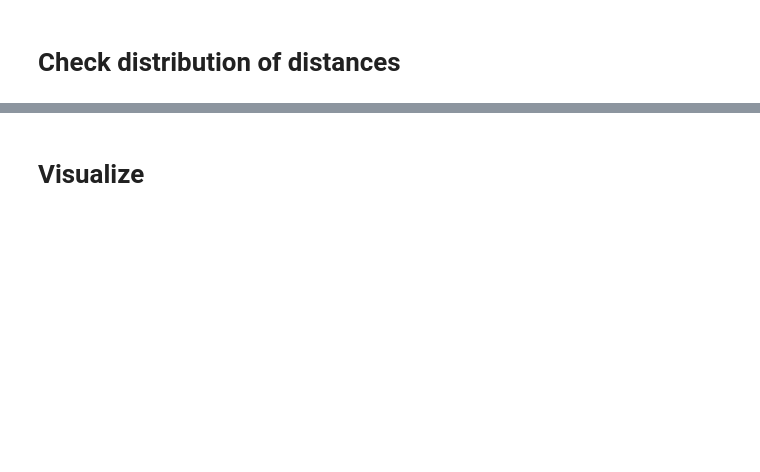
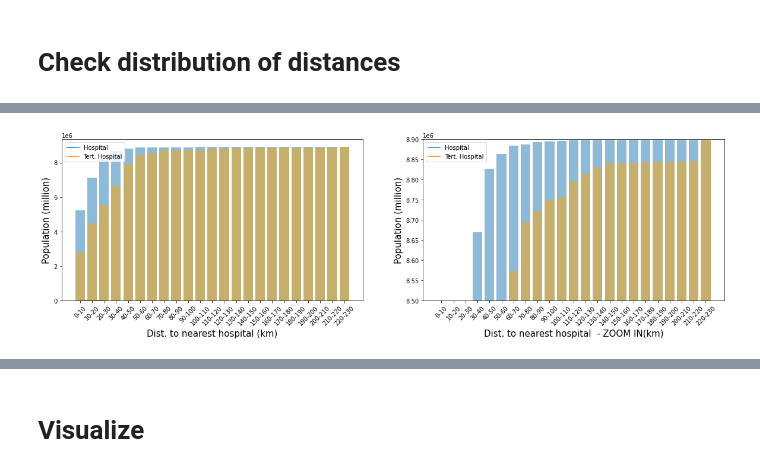
Before and after one commit to oregev11/visualize_israel, a Jupyter notebook: visualize_israel/2 Israely hospitals/6 Visualize Cities hospital distance.ipynb, the cells around one changed output, grey strips where cells are left out. Drawn from its saved outputs; the diff is of its cells as text; code cells hidden in the pictures; blank space fills up the shorter version.

```diff
--- a/visualize_israel/2 Israely hospitals/6 Visualize Cities hospital distance.ipynb
+++ b/visualize_israel/2 Israely hospitals/6 Visualize Cities hospital distance.ipynb
@@ -268,12 +303,2 @@ The mean distance to nearest hospital is 23Km and 47Km to a tertiary hospital, a
 # %% [markdown]
 # Check distribution of distances
-# %%
-y1 = df['closestHospDist']
-y2 = df['closestTertHospDist']
-
-fig, ax = plt.subplots()
-sns.distplot(y1, bins=20, ax=ax)
-sns.distplot(y2, bins=20, ax=ax)
-
-ax.set_xlabel('Distance (Km)')
-ax.set_ylabel('Prevalenec')
@@ -297,0 +305,9 @@ df[['name', 'population', 'closestTertHospDist']][df['closestTertHospDist'] == d
+# %%
+#To estimate the diffrent distribution of population distance, I created a discrete variable that
+#rank the distance to each type of hopspital: 0 means 0-10 km, 1 means 10-20 km ect.
+
+df.loc[:,'closestHospDistCat'] = df['closestHospDist'] // 10
+df.loc[:,'closestTertHospDistCat'] = df['closestTertHospDist'] // 10
+
+# then, I grouped by the distance category, and summed the population to get how many people lives at that
+#distance from the hospital
@@ -297,0 +325,58 @@ df[['name', 'population', 'closestTertHospDist']][df['closestTertHospDist'] == d
+# %%
+#generate distance tags
+kmTags =[]
+for km in range(10,240,10):
+    kmTags.append(str(km-10) + '-' + str(km))
+
+names = kmTags
+
+#sum people by distance, and append empty spaces
+values = df.groupby('closestHospDistCat').sum()['population'].values
+values = np.append(values, [0]*10)
+comm_values = np.array([values[0:i].sum() for i in range(1, values.shape[0]+1)])
+values = comm_values
+
+#Plot distance to nearest hospital
+fig,axes = plt.subplots(1,2, figsize=(20,5))
+fig.subplots_adjust(hspace=0.5)
+
+
+#extract the number of
+for ax in axes:
+
+    bars = ax.bar(names, values, alpha=0.5)
+    for tick in ax.get_xticklabels():
+        tick.set_rotation(45)
+
+#tweak the visualization
+
+axes[0].ticklabel_format(axis='y', style='sci', scilimits=(1000000,2000000), useOffset=None, useLocale=None, useMathText=None)
+axes[0].set_ylabel('Population (million)', size=15)
+axes[0].set_xlabel('Dist. to nearest hospital (km)', size=15)
+
+axes[1].set_xlabel('Dist. to nearest hospital  - ZOOM IN(km)', size=15)
+axes[1].ticklabel_format(axis='y', style='sci', scilimits=(1000000,2000000), useOffset=None, useLocale=None, useMathText=None)
+axes[1].set_ylim(8500000, 8900000)
+axes[1].set_ylabel('Population (million)', size=15)
+
+
+# # -----------------   Plot distance to nearest TERTIARY hospital ----------------
+
+#sum people by distance to tertiary hospital
+values = df.groupby('closestTertHospDistCat').sum()['population'].values
+comm_values = np.array([values[0:i].sum() for i in range(1, values.shape[0]+1)])
+values = comm_values
+
+for ax in axes:
+
+    bars = ax.bar(names, values, alpha=0.5, color='orange')
+    for tick in ax.get_xticklabels():
+        tick.set_rotation(45)
+
+
+for ax in axes:
+    line_up, = ax.plot([1, 2, 3], label='Hospital')
+    line_down, = ax.plot([3, 2, 1], label='Tert. Hospital')
+    ax.legend(handles=[line_up, line_down])
+# %% [output]
+[figure, added]
```
Also changed, not shown: parts of 41 cells of this notebook.
